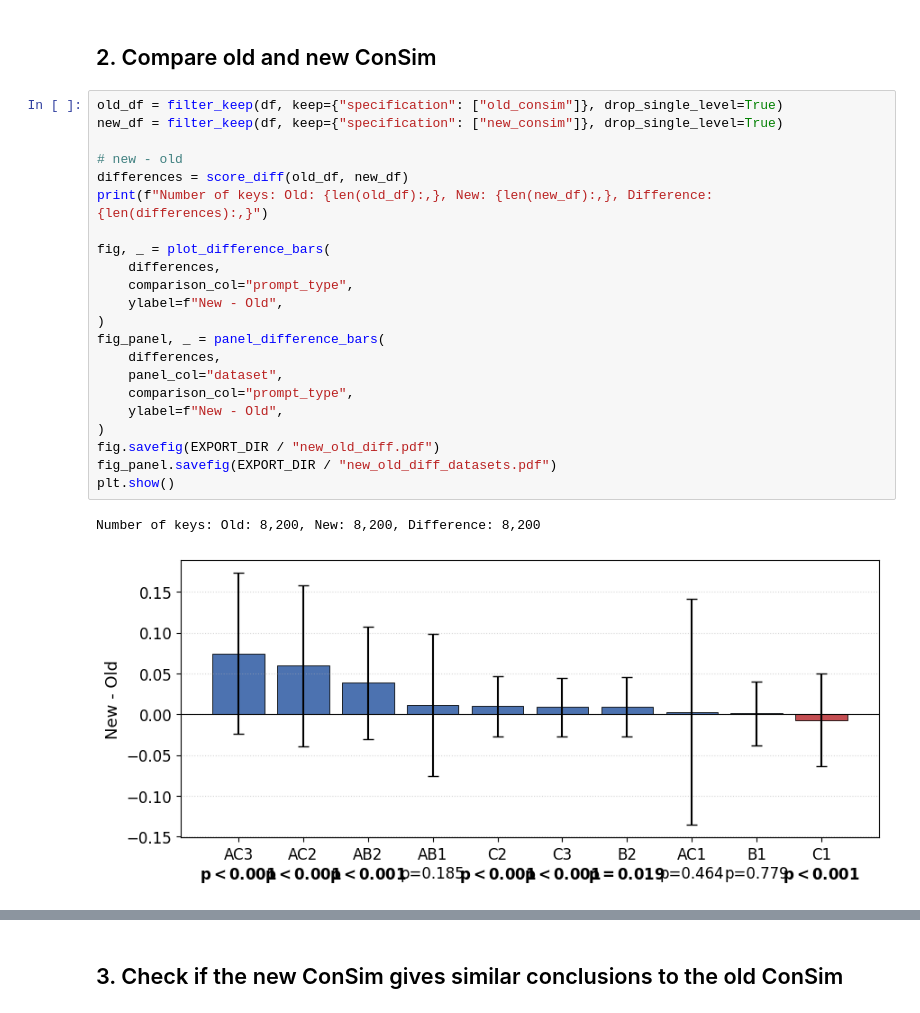
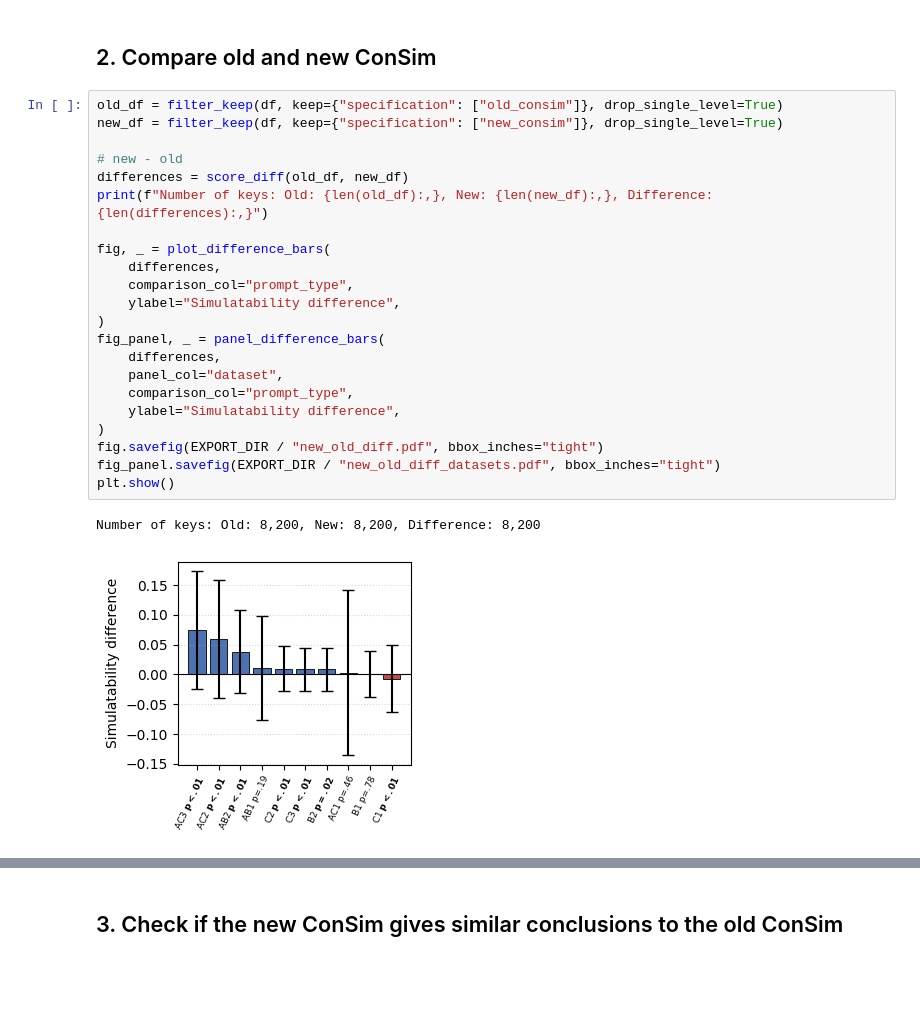
Before and after one commit to AntoninPoche/simulatability_shortcut, a Jupyter notebook: notebooks/4_compare_consim.ipynb, the cells around one changed output, grey strips where cells are left out. Cells and saved outputs as stored; diff of their text form; blank space fills up the shorter version.

Commit message:
update plots

```diff
--- a/notebooks/4_compare_consim.ipynb
+++ b/notebooks/4_compare_consim.ipynb
@@ -104,25 +104,25 @@ plt.show()
 # %%
 old_df = filter_keep(df, keep={"specification": ["old_consim"]}, drop_single_level=True)
 new_df = filter_keep(df, keep={"specification": ["new_consim"]}, drop_single_level=True)
 
 # new - old
 differences = score_diff(old_df, new_df)
 print(f"Number of keys: Old: {len(old_df):,}, New: {len(new_df):,}, Difference: {len(differences):,}")
 
 fig, _ = plot_difference_bars(
     differences,
     comparison_col="prompt_type",
-    ylabel=f"New - Old",
+    ylabel="Simulatability difference",
 )
 fig_panel, _ = panel_difference_bars(
     differences,
     panel_col="dataset",
     comparison_col="prompt_type",
-    ylabel=f"New - Old",
+    ylabel="Simulatability difference",
 )
-fig.savefig(EXPORT_DIR / "new_old_diff.pdf")
-fig_panel.savefig(EXPORT_DIR / "new_old_diff_datasets.pdf")
+fig.savefig(EXPORT_DIR / "new_old_diff.pdf", bbox_inches="tight")
+fig_panel.savefig(EXPORT_DIR / "new_old_diff_datasets.pdf", bbox_inches="tight")
 plt.show()
 # %% [output]
 Number of keys: Old: 8,200, New: 8,200, Difference: 8,200
-[figure, old version]
+[figure, new version]
```
Also changed, not shown: parts of 8 cells of this notebook, 4 other files.
